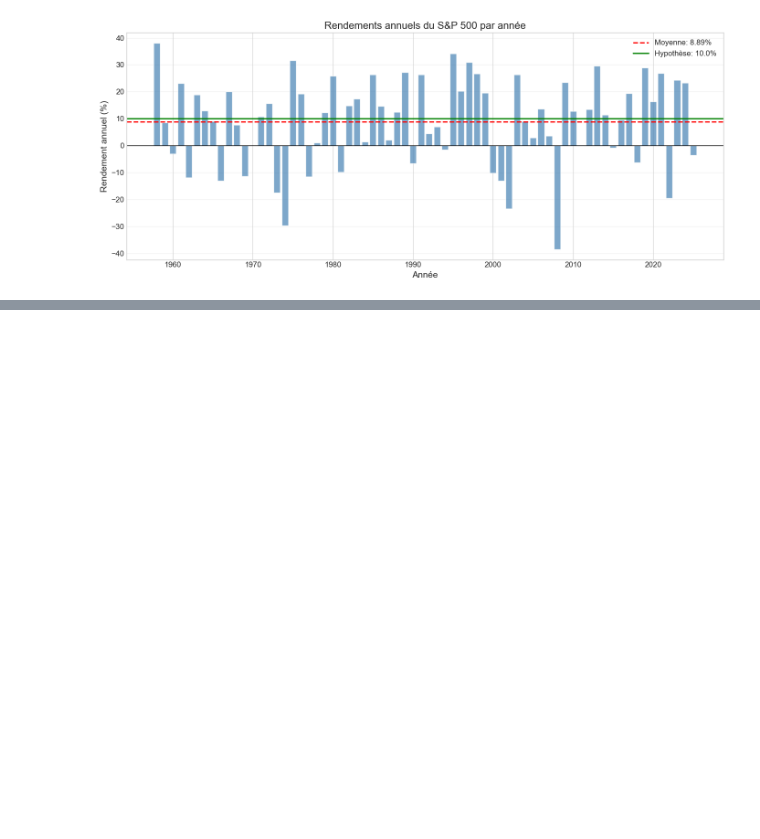
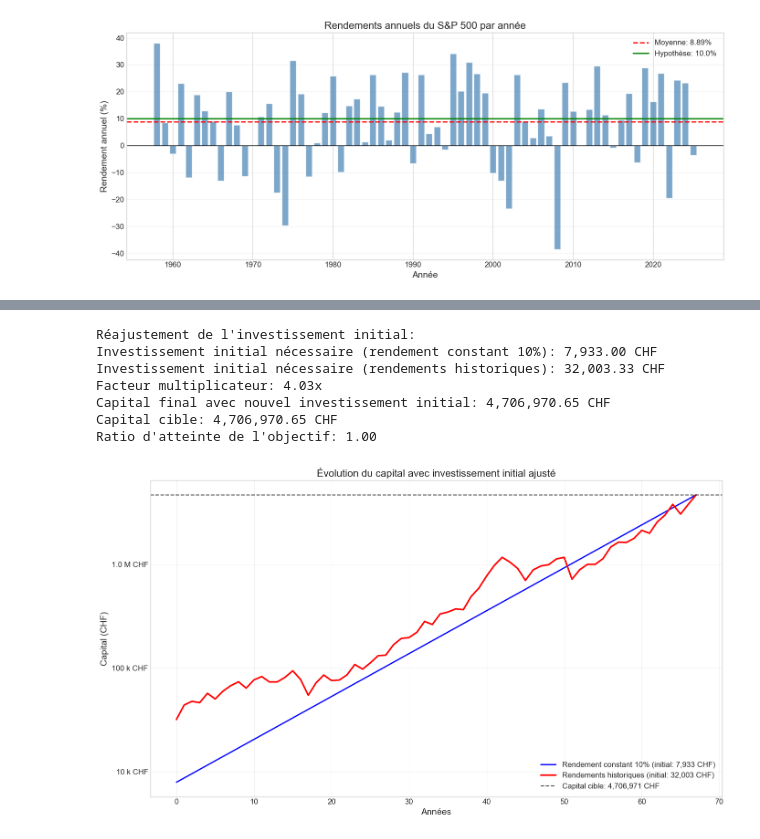
Before and after one commit to Felipebarcon/projecting_long_term_growth_of_etf_investment, a Jupyter notebook: long_term_etf_growth_with_real_s&p500_returns.ipynb, the cells around one changed output, grey strips where cells are left out. Cells and saved outputs as stored; diff of their text form; code cells hidden in the pictures; blank space fills up the shorter version.

```diff
--- a/long_term_etf_growth_with_real_s&p500_returns.ipynb
+++ b/long_term_etf_growth_with_real_s&p500_returns.ipynb
@@ -241,0 +308,49 @@ Cette volatilité explique pourquoi le CAGR est inférieur au rendement moyen ar
+# %%
+## Partie 4: Calcul de l'investissement initial nécessaire avec rendements réels
+
+# Déterminer l'investissement initial nécessaire avec rendements historiques
+ratio_capital = historical_return_values[-1] / investissement_initial
+nouvel_investissement_initial = capital_necessaire_retraite / ratio_capital
+
+print(f"\nRéajustement de l'investissement initial:")
+print(f"Investissement initial nécessaire (rendement constant 10%): {investissement_initial:,.2f} CHF")
+print(f"Investissement initial nécessaire (rendements historiques): {nouvel_investissement_initial:,.2f} CHF")
+print(f"Facteur multiplicateur: {nouvel_investissement_initial/investissement_initial:.2f}x")
+
+# Vérification du nouvel investissement initial
+historical_return_values_adjusted = [nouvel_investissement_initial]
+historical_return_value_adjusted = nouvel_investissement_initial
+for annual_return in full_returns_sequence:
+    historical_return_value_adjusted *= (1 + annual_return/100)
+    historical_return_values_adjusted.append(historical_return_value_adjusted)
+
+print(f"Capital final avec nouvel investissement initial: {historical_return_values_adjusted[-1]:,.2f} CHF")
+print(f"Capital cible: {capital_necessaire_retraite:,.2f} CHF")
+print(f"Ratio d'atteinte de l'objectif: {historical_return_values_adjusted[-1]/capital_necessaire_retraite:.2f}")
+
+# Visualisation comparative avec le nouvel investissement initial
+plt.figure(figsize=(14, 8))
+plt.plot(years, constant_return_values, 'b-', linewidth=2, label=f'Rendement constant 10% (initial: {investissement_initial:,.0f} CHF)')
+plt.plot(years, historical_return_values_adjusted, 'r-', linewidth=2.5, label=f'Rendements historiques (initial: {nouvel_investissement_initial:,.0f} CHF)')
+plt.axhline(y=capital_necessaire_retraite, color='k', linestyle='--', alpha=0.7, linewidth=1.5,
+           label=f'Capital cible: {capital_necessaire_retraite:,.0f} CHF')
+
+plt.title('Évolution du capital avec investissement initial ajusté', fontsize=16)
+plt.xlabel('Années', fontsize=14)
+plt.ylabel('Capital (CHF)', fontsize=14)
+plt.yscale('log')  # Échelle logarithmique
+plt.gca().yaxis.set_major_formatter(chf_formatter)
+plt.gca().yaxis.set_major_locator(plt.LogLocator(base=10))
+plt.grid(True, alpha=0.3)
+plt.legend(fontsize=12)
+plt.tight_layout()
+plt.show()
+# %% [output]
+Réajustement de l'investissement initial:
+Investissement initial nécessaire (rendement constant 10%): 7,933.00 CHF
+Investissement initial nécessaire (rendements historiques): 32,003.33 CHF
+Facteur multiplicateur: 4.03x
+Capital final avec nouvel investissement initial: 4,706,970.65 CHF
+Capital cible: 4,706,970.65 CHF
+Ratio d'atteinte de l'objectif: 1.00
+[figure, added]
```
Also changed, not shown: parts of 7 cells of this notebook.
